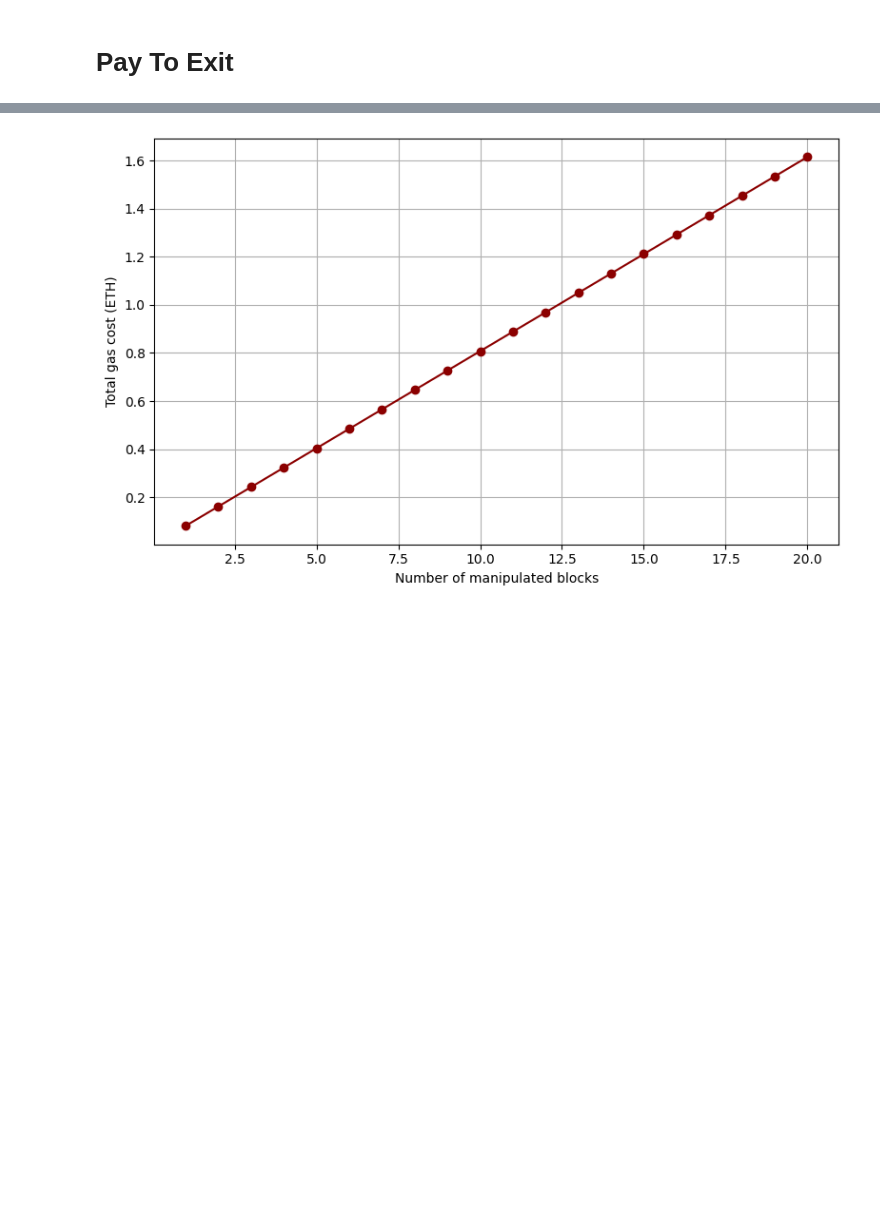
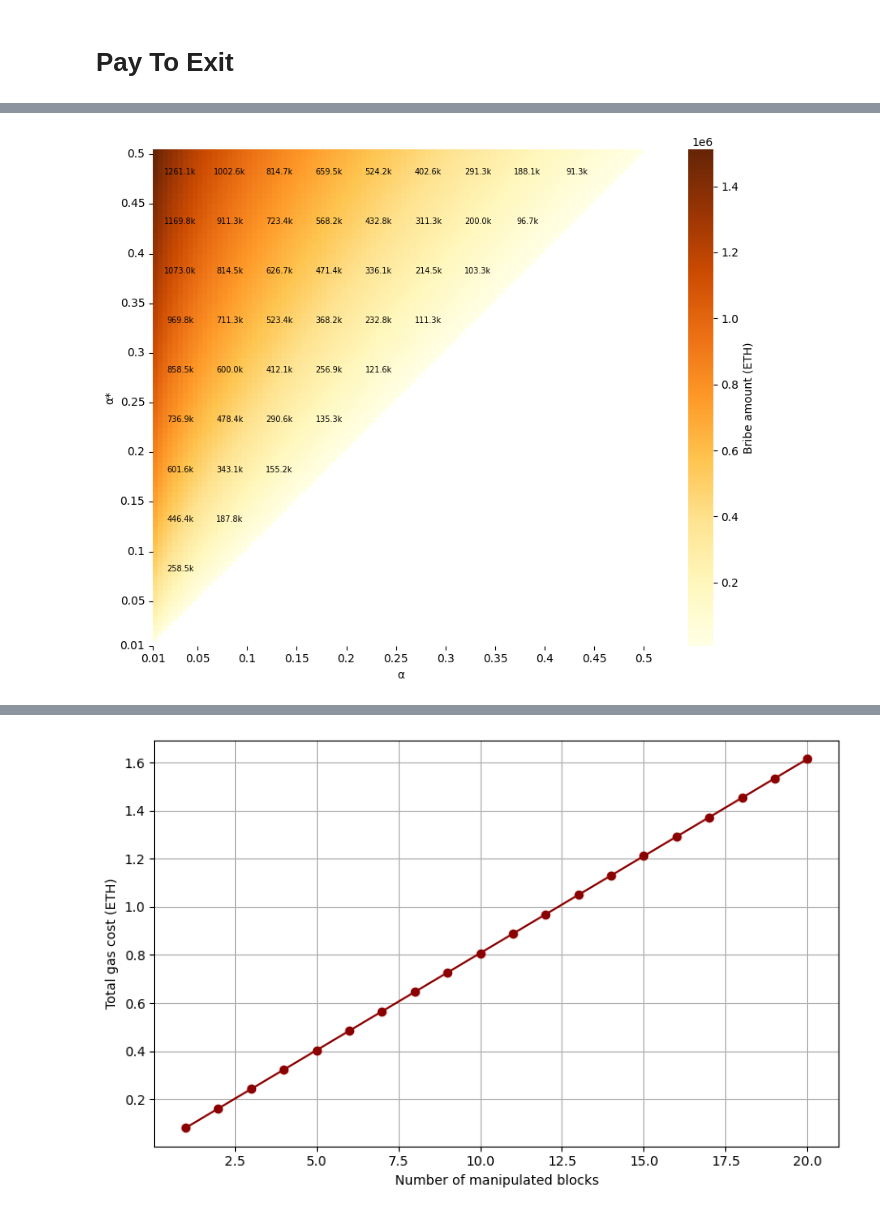
Before and after one commit to 0xSooki/bribery-zoo, a Jupyter notebook: Figures/playground.ipynb, the cells around one changed output, grey strips where cells are left out. Saved outputs shown, nothing was run; the diff lists cells and outputs as text; code cells hidden in the pictures; blank space fills up the shorter version.

```diff
--- a/Figures/playground.ipynb
+++ b/Figures/playground.ipynb
@@ -481,0 +357,77 @@ plt.show()
+# %%
+def compute_bribe_cost(alpha, alpha_star):
+    if alpha_star < alpha:
+        return np.nan
+
+    current_validators = int(alpha * noOfValidators)
+    target_validators = int(alpha_star * noOfValidators)
+    bribed = target_validators - current_validators
+
+    if bribed <= 0:
+        return np.nan
+
+    one_year_rewards = [32 * getAPR(i) / 100 for i in range(current_validators, current_validators + bribed)]
+    bribe_amounts = np.cumsum(one_year_rewards)
+    bribe_with_interest = bribe_amounts * (1 + interest_rate) ** years
+
+    return bribe_with_interest[-1]
+
+
+alpha_vals = np.linspace(0.01, 0.5, 100)
+alpha_star_vals = np.linspace(0.01, 0.5, 100)
+
+
+bribe_cost = np.full((len(alpha_star_vals), len(alpha_vals)), np.nan)
+
+for i, alpha_star in enumerate(alpha_star_vals):
+    for j, alpha in enumerate(alpha_vals):
+        bribe_cost[i, j] = compute_bribe_cost(alpha, alpha_star)
+
+
+vmin = np.nanmin(bribe_cost)
+vmax = np.nanmax(bribe_cost)
+
+xticks_idx = np.linspace(0, len(alpha_vals) - 1, 11, dtype=int)
+xticks = np.round(alpha_vals[xticks_idx], 2)
+
+yticks_idx = np.linspace(0, len(alpha_star_vals) - 1, 11, dtype=int)
+yticks = np.round(alpha_star_vals[yticks_idx], 2)
+
+plt.figure(figsize=(10, 7))
+ax = sns.heatmap(
+    bribe_cost,
+    cmap="YlOrBr",
+    mask=np.isnan(bribe_cost),
+    square=True,
+    xticklabels=xticks,
+    yticklabels=yticks,
+    cbar_kws={"label": "Bribe amount (ETH)"},
+    vmin=vmin,
+    vmax=vmax,)
+
+ax.set_xlabel("α")
+ax.set_ylabel("α*")
+ax.set_xticks(xticks_idx)
+ax.set_xticklabels(xticks, rotation=0, ha="center")
+ax.set_yticks(yticks_idx)
+ax.set_yticklabels(yticks, rotation=0, va="center")
+ax.invert_yaxis()
+
+for i in range(5, len(alpha_star_vals), 10):
+    for j in range(5, len(alpha_vals), 10):
+        value = bribe_cost[i, j]
+        if not np.isnan(value):
+            ax.text(
+                j + 0.5, i + 0.5,
+                f"{value/1e3:.1f}k",
+                ha='center',
+                va='center',
+                fontsize=7,
+                color='black'
+            )
+
+plt.tight_layout()
+plt.savefig("PayToExit_BribeHeatmap.pdf", format="pdf", bbox_inches="tight")
+plt.show()
+# %% [output]
+[figure, added]
```
Also changed, not shown: parts of 47 cells of this notebook.
